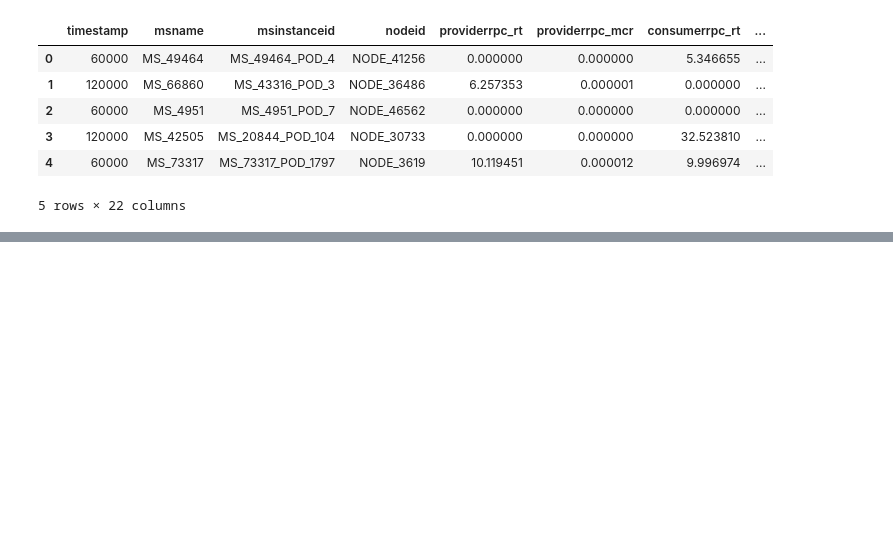
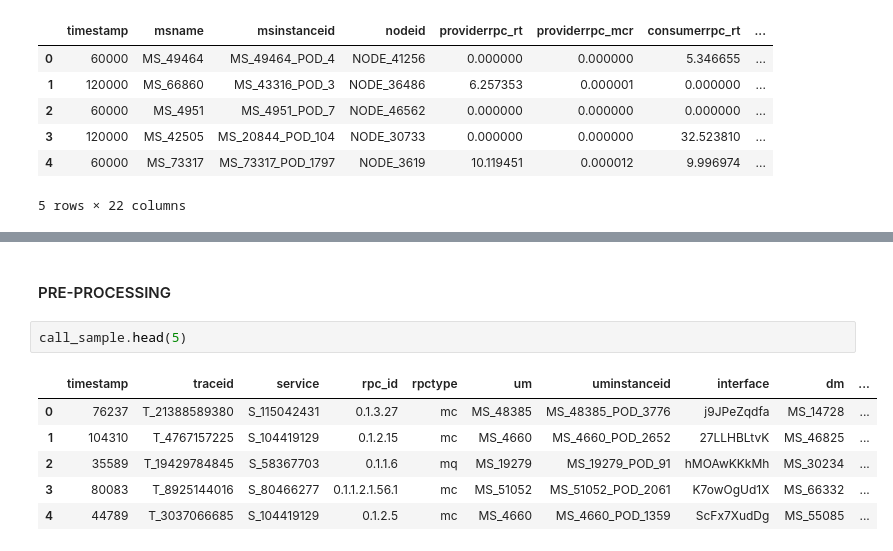
Before and after one commit to Prasanna2002/Alibaba_trace, a Jupyter notebook: ssp.ipynb, the cells around one changed output, grey strips where cells are left out. Drawn from its saved outputs; the diff is of its cells as text; blank space fills up the shorter version.

```diff
--- a/ssp.ipynb
+++ b/ssp.ipynb
@@ -138,0 +581,11 @@ mcrrt.head(5)
+# %% [markdown]
+#### PRE-PROCESSING
+# %%
+call_sample.head(5)
+# %% [output]
+|  | timestamp | traceid | service | rpc_id | rpctype | um | uminstanceid | interface | dm | ... |
+| 0 | 76237 | T_21388589380 | S_115042431 | 0.1.3.27 | mc | MS_48385 | MS_48385_POD_3776 | j9JPeZqdfa | MS_14728 | ... |
+| 1 | 104310 | T_4767157225 | S_104419129 | 0.1.2.15 | mc | MS_4660 | MS_4660_POD_2652 | 27LLHBLtvK | MS_46825 | ... |
+| 2 | 35589 | T_19429784845 | S_58367703 | 0.1.1.6 | mq | MS_19279 | MS_19279_POD_91 | hMOAwKKkMh | MS_30234 | ... |
+| 3 | 80083 | T_8925144016 | S_80466277 | 0.1.1.2.1.56.1 | mc | MS_51052 | MS_51052_POD_2061 | K7owOgUd1X | MS_66332 | ... |
+| 4 | 44789 | T_3037066685 | S_104419129 | 0.1.2.5 | mc | MS_4660 | MS_4660_POD_1359 | ScFx7XudDg | MS_55085 | ... |
```
Also changed, not shown: parts of 54 cells of this notebook.
